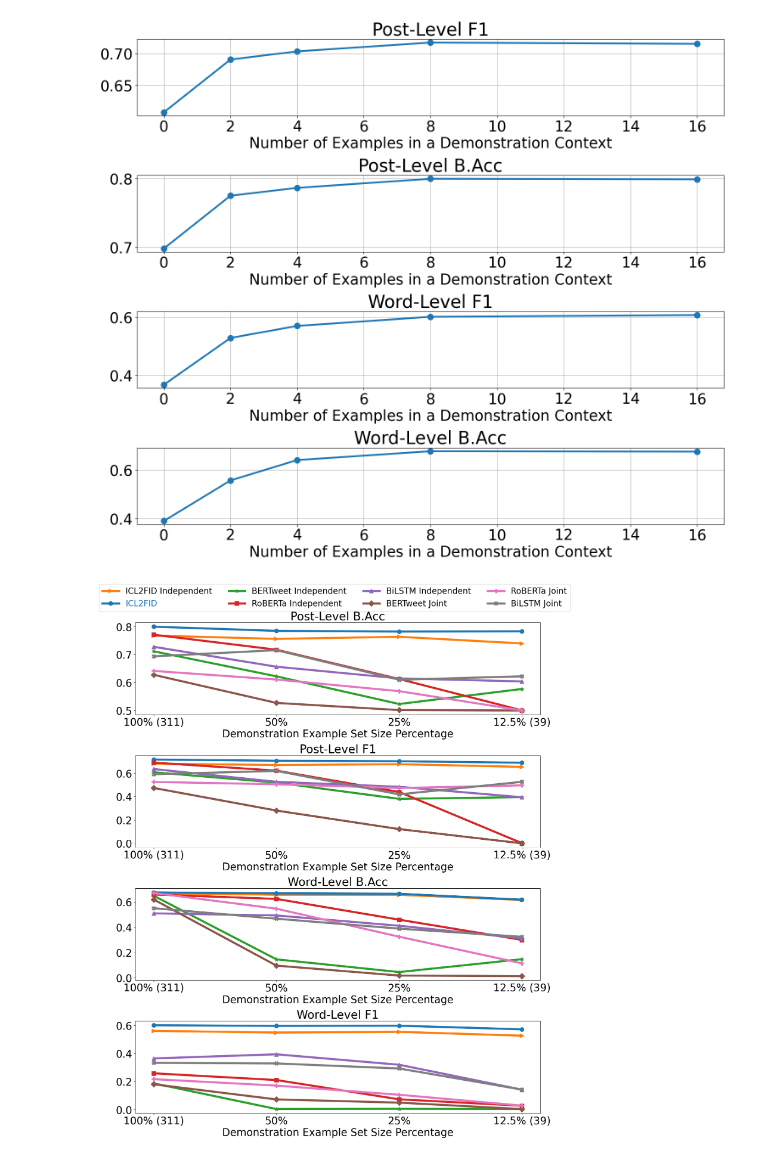
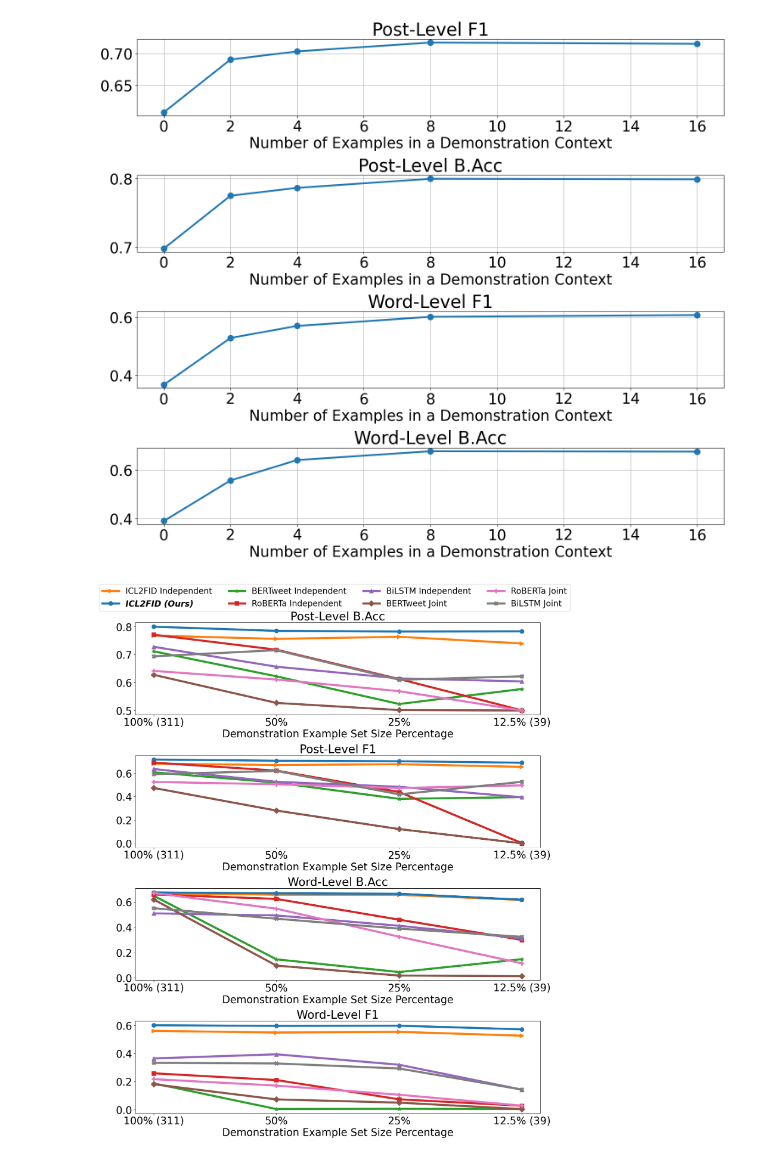
Before and after one commit to zdy93/ICL2FID, a Jupyter notebook: draw_figure.ipynb, the cells around one changed output. Saved outputs shown, nothing was run; the diff lists cells and outputs as text; code cells hidden in the pictures.

Commit message:
Update draw figure settings

```diff
--- a/draw_figure.ipynb
+++ b/draw_figure.ipynb
@@ -118,7 +118,7 @@ import pandas as pd
 # Data provided by the user, parsed from the text
 data = {
     'Method': ['Independent', '', 'Independent', 'Independent', 'Independent', 'Joint', 'Joint', 'Joint'],
-    'Model': ['ICL2FID', 'ICL2FID', 'BERTweet', 'RoBERTa', 'BiLSTM', 'BERTweet', 'RoBERTa', 'BiLSTM'],
+    'Model': ['ICL2FID', 'ICL2FID (Ours)', 'BERTweet', 'RoBERTa', 'BiLSTM', 'BERTweet', 'RoBERTa', 'BiLSTM'],
     'Post-Level B.Acc': [[0.7682, 0.7564, 0.7639, 0.74],
                          [0.8, 0.7851, 0.7826, 0.7834],
                          [0.7119, 0.6223, 0.5232, 0.577],
@@ -161,34 +161,35 @@ df = pd.DataFrame(data)
 percentages = ["100% (311)", "50%", "25%", "12.5% (39)"]
 
 # Prepare to plot
 # fig, axs = plt.subplots(2, 2, figsize=(24, 9))
 fig, axs = plt.subplots(4, 1, figsize=(15, 18))
 axs = axs.flatten()
 marker_list = ['>', 'o', '*', 's', '^', 'D', 'P', 'X']
 
 # Plotting each of the performance scores over the percentage
 for i, metric in enumerate(['Post-Level B.Acc', 'Post-Level F1', 'Word-Level B.Acc', 'Word-Level F1']):
     ax = axs[i]
     for index, row in df.iterrows():
         ax.plot(percentages, row[metric], label=row['Model'] if row['Method'] == '' else f"{row['Model']} {row['Method']}", marker=marker_list[index], markersize=10, linewidth=5, color=new_color_list[index])
     ax.set_title(metric, fontsize=28)
     ax.tick_params(axis='y', which='major', labelsize=25)
     ax.tick_params(axis='x', which='major', labelsize=25)
     ax.set_xlabel('Demonstration Example Set Size Percentage', fontsize=25)
     # ax.set_ylabel(metric.split(' ')[1], fontsize=20)
     # ax.invert_xaxis()  # To show decreasing percentages from left to right
     # ax.legend()
     if i == 1:
         handles, labels = ax.get_legend_handles_labels()
         legend = fig.legend(handles, labels, bbox_to_anchor=(0.5, 1.05), loc='upper center', ncol=4, fontsize=20)
         for text in legend.get_texts():
-            if text.get_text() == 'ICL2FID':
-                # text.set_weight('bold')
-                text.set_color('#1f77b4')
+            if text.get_text() == 'ICL2FID (Ours)':
+                text.set_weight('bold')
+                text.set_style('italic')
+                # text.set_color('#1f77b4')
 
 plt.tight_layout()
 # plt.savefig("T3_size_ratio_h.pdf", bbox_inches="tight")
 plt.savefig("T3_size_ratio.pdf", bbox_inches="tight")
 plt.show()
 # %% [output]
-[figure, old version]
+[figure, new version]
```
